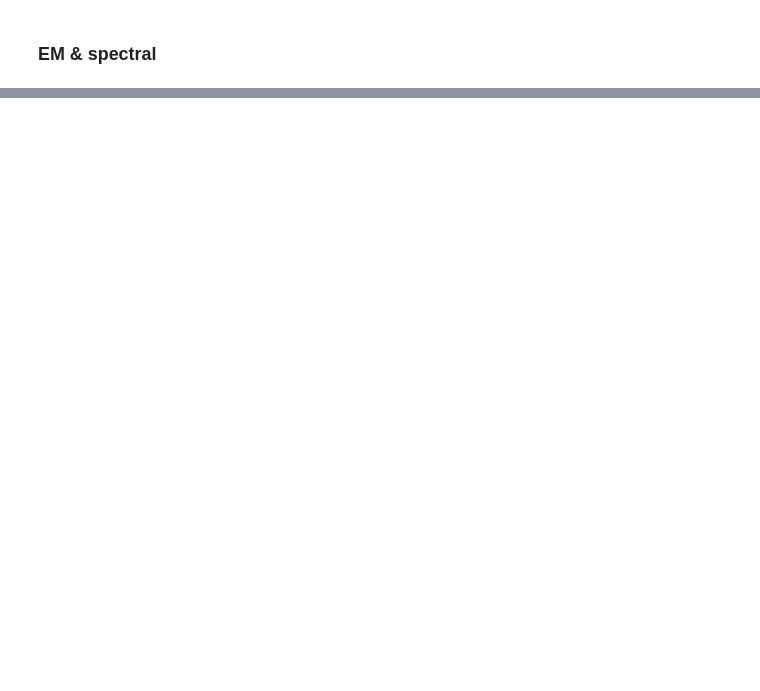
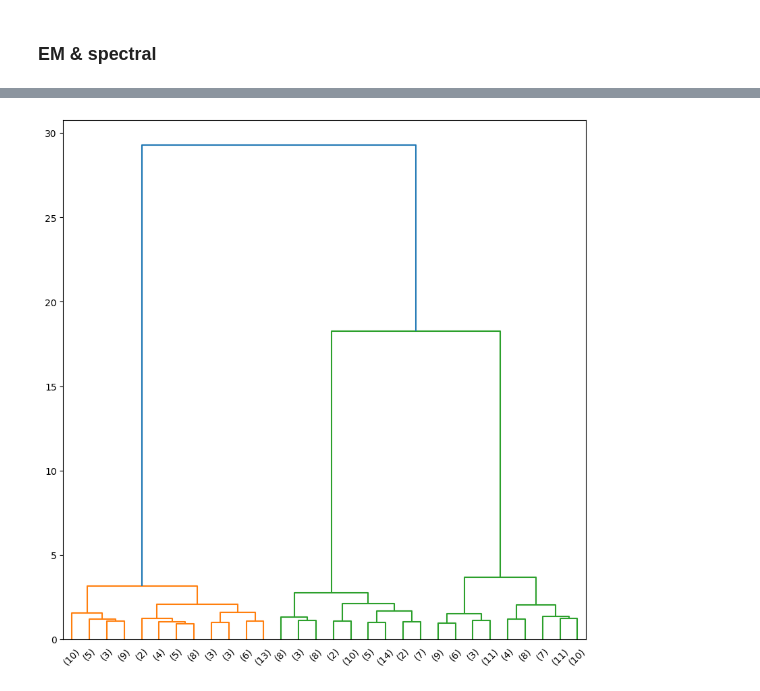
Before and after one commit to DanKolganov/Cluster_analisys, a Jupyter notebook: main.ipynb, the cells around one changed output, grey strips where cells are left out. Drawn from its saved outputs; the diff is of its cells as text; code cells hidden in the pictures; blank space fills up the shorter version.

```diff
--- a/main.ipynb
+++ b/main.ipynb
@@ -289,0 +283,14 @@ for cluster in FOR_MODULAR:
+# %%
+# dendogram
+plt.figure(figsize=(10, 10))
+
+dn = dendrogram(
+    Z_Y,
+    truncate_mode='lastp',
+    p=30,
+    show_leaf_counts=True
+)
+
+plt.show()
+# %% [output]
+[figure, added]
```
Also changed, not shown: parts of 69 cells of this notebook.
